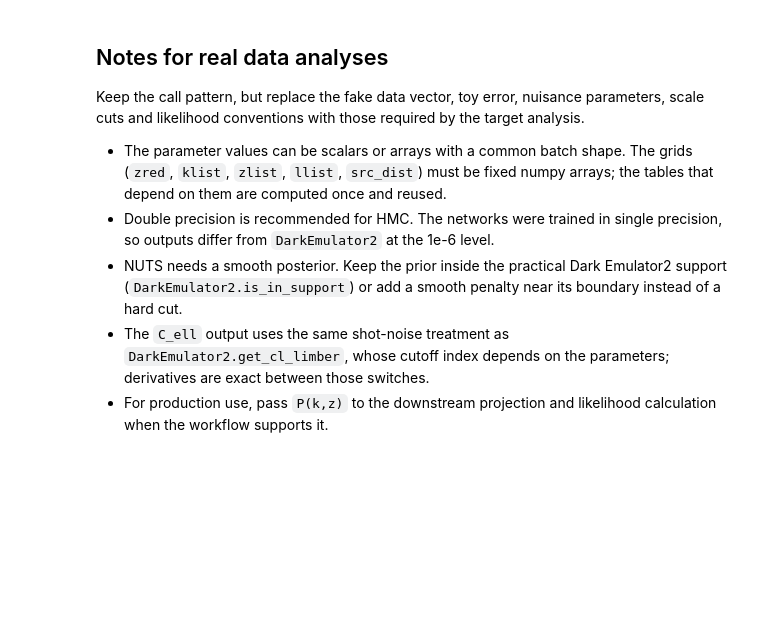
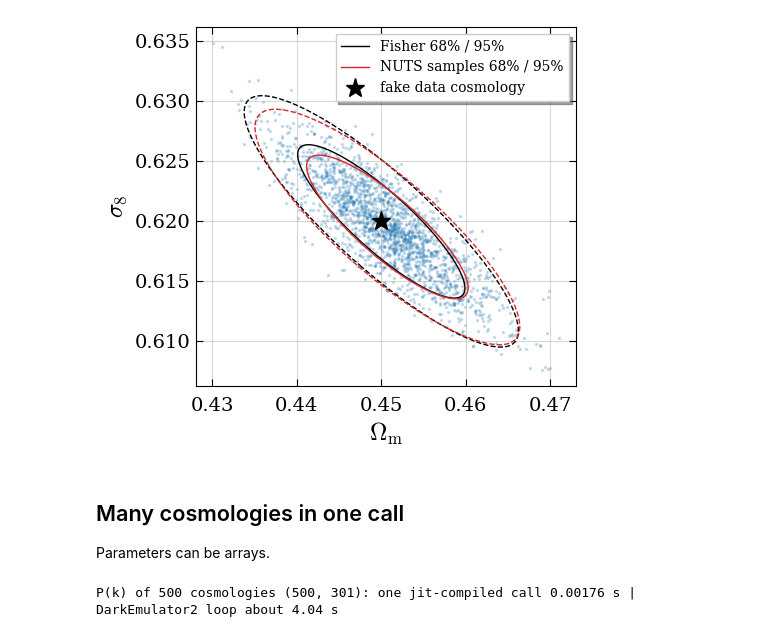
Before and after one commit to DarkQuestCosmology/dark_emulator2_public, a Jupyter notebook: notebook/08b_autodiff_jax.ipynb, the cells around one changed output. Drawn from its saved outputs; the diff is of its cells as text; code cells hidden in the pictures; blank space fills up the shorter version.

```diff
--- a/notebook/08b_autodiff_jax.ipynb
+++ b/notebook/08b_autodiff_jax.ipynb
@@ -116,22 +137,28 @@ Each NUTS step evaluates the emulator and its gradient at all redshifts in `z_cl
 # %%
-z_cl = np.linspace(0.0, 2.0, 101)
-k_cl = np.logspace(-3, 1, 201)
+z_data = np.linspace(0.0, 2.0, 101)
+k_data = np.logspace(-3, 1, 201)
 ell_data = np.logspace(1, 4, 40)
 sigma_logcl = 0.05
-data_omega_m, data_sigma8 = 0.45, 0.62
+truth = np.array([0.45, 0.62])
 omega_m_prior, sigma8_prior = (0.40, 0.50), (0.56, 0.68)
 
 print("prior box corners in support:",
       [de.is_in_support({**fiducial, "Omega_m": om, "sigma8": s8}) for om in omega_m_prior for s8 in sigma8_prior])
 
-_, cl_data = emu.get_cl_limber({**fiducial, "Omega_m": data_omega_m, "sigma8": data_sigma8}, zlist=z_cl, klist=k_cl, llist=ell_data)
-log_cl_data = jnp.log(cl_data)
+
+def model_ln_cl(omega_m, sigma8):
+    return jnp.log(emu.get_cl_limber({**fiducial, "Omega_m": omega_m, "sigma8": sigma8}, zlist=z_data, klist=k_data, llist=ell_data)[1])
+
+
+log_cl_data = model_ln_cl(*truth)
+J = np.asarray(jax.jacfwd(lambda t: model_ln_cl(t[0], t[1]))(jnp.array(truth)))
+fisher_cov = np.linalg.inv(J.T @ J / sigma_logcl**2)
+print("Fisher 1-sigma errors (Omega_m, sigma8):", np.sqrt(np.diag(fisher_cov)))
 
 
 def model():
     omega_m = numpyro.sample("Omega_m", dist.Uniform(*omega_m_prior))
     sigma8 = numpyro.sample("sigma8", dist.Uniform(*sigma8_prior))
-    _, cl = emu.get_cl_limber({**fiducial, "Omega_m": omega_m, "sigma8": sigma8}, zlist=z_cl, klist=k_cl, llist=ell_data)
-    numpyro.sample("obs", dist.Normal(jnp.log(cl), sigma_logcl), obs=log_cl_data)
+    numpyro.sample("obs", dist.Normal(model_ln_cl(omega_m, sigma8), sigma_logcl), obs=log_cl_data)
 # %% [output]
 prior box corners in support: [True, True, True, True]
@@ -138,6 +166,9 @@ prior box corners in support: [True, True, True, True]
 # %%
-mcmc = MCMC(NUTS(model), num_warmup=100, num_samples=200, progress_bar=False)
+n_warmup, n_samples = 500, 2000
+t0 = time.perf_counter()
+mcmc = MCMC(NUTS(model), num_warmup=n_warmup, num_samples=n_samples, progress_bar=False)
 mcmc.run(jax.random.PRNGKey(0))
+samples = {name: np.asarray(value) for name, value in mcmc.get_samples().items()}
+print(f"NUTS: {n_warmup + n_samples} iterations in {time.perf_counter() - t0:.0f} s")
 mcmc.print_summary()
-samples = {name: np.asarray(value) for name, value in mcmc.get_samples().items()}
 # %% [output]
@@ -160,10 +182,42 @@ plt.show()
-# %% [markdown]
-## Notes for real data analyses
-
-Keep the call pattern, but replace the fake data vector, toy error, nuisance parameters, scale cuts and likelihood conventions with those required by the target analysis.
-
-- The parameter values can be scalars or arrays with a common batch shape. The grids (`zred`, `klist`, `zlist`, `llist`, `src_dist`) must be fixed numpy arrays; the tables that depend on them are computed once and reused.
-- Double precision is recommended for HMC. The networks were trained in single precision, so outputs differ from `DarkEmulator2` at the 1e-6 level.
-- NUTS needs a smooth posterior. Keep the prior inside the practical Dark Emulator2 support (`DarkEmulator2.is_in_support`) or add a smooth penalty near its boundary instead of a hard cut.
-- The `C_ell` output uses the same shot-noise treatment as `DarkEmulator2.get_cl_limber`, whose cutoff index depends on the parameters; derivatives are exact between those switches.
-- For production use, pass `P(k,z)` to the downstream projection and likelihood calculation when the workflow supports it.
+# %%
+t = np.linspace(0, 2 * np.pi, 200)
+circle = np.array([np.cos(t), np.sin(t)])
+xy = np.array([samples["Omega_m"], samples["sigma8"]])
+fig, ax = plt.subplots(figsize=(5, 4.5))
+ax.scatter(*xy, s=2, alpha=0.2, color="C0")
+for cov, center, color, label in [(fisher_cov, truth, "k", "Fisher"), (np.cov(xy), xy.mean(axis=1), "C3", "NUTS samples")]:
+    vals, vecs = np.linalg.eigh(cov)
+    for dchi2, ls in [(2.30, "-"), (6.18, "--")]:
+        ax.plot(*(center[:, None] + vecs @ (np.sqrt(dchi2 * vals)[:, None] * circle)), color=color, ls=ls, lw=1)
+    ax.plot([], [], color=color, lw=1, label=f"{label} 68% / 95%")
+ax.plot(*truth, "*", color="k", ms=14, label="fake data cosmology")
+ax.set_xlabel(r"$\Omega_{\rm m}$")
+ax.set_ylabel(r"$\sigma_8$")
+ax.legend()
+plt.tight_layout()
+plt.show()
+# %% [output]
+[figure, added]
+# %% [markdown]
+## Many cosmologies in one call
+
+Parameters can be arrays.
+# %%
+n = 500
+rng = np.random.default_rng(0)
+omega_m, sigma8 = jnp.array(rng.uniform(0.25, 0.35, n)), jnp.array(rng.uniform(0.75, 0.9, n))
+pk_fn = jax.jit(lambda om, s8: emu.get_pk({**fiducial, "Omega_m": om, "sigma8": s8}, zred=0.5)[1])
+pk_fn(omega_m, sigma8).block_until_ready()
+
+t0 = time.perf_counter()
+pk_batch = pk_fn(omega_m, sigma8).block_until_ready()
+t_batch = time.perf_counter() - t0
+
+t0 = time.perf_counter()
+for om, s8 in zip(np.asarray(omega_m)[:50], np.asarray(sigma8)[:50]):
+    de.get_pk({**fiducial, "Omega_m": float(om), "sigma8": float(s8)}, zred=0.5)
+t_loop = (time.perf_counter() - t0) / 50 * n
+
+print(f"P(k) of {n} cosmologies {pk_batch.shape}: one jit-compiled call {t_batch:.3g} s | DarkEmulator2 loop about {t_loop:.3g} s")
+# %% [output]
+P(k) of 500 cosmologies (500, 301): one jit-compiled call 0.00176 s | DarkEmulator2 loop about 4.04 s
```
Also changed, not shown: parts of 22 cells of this notebook, 1 other file.
